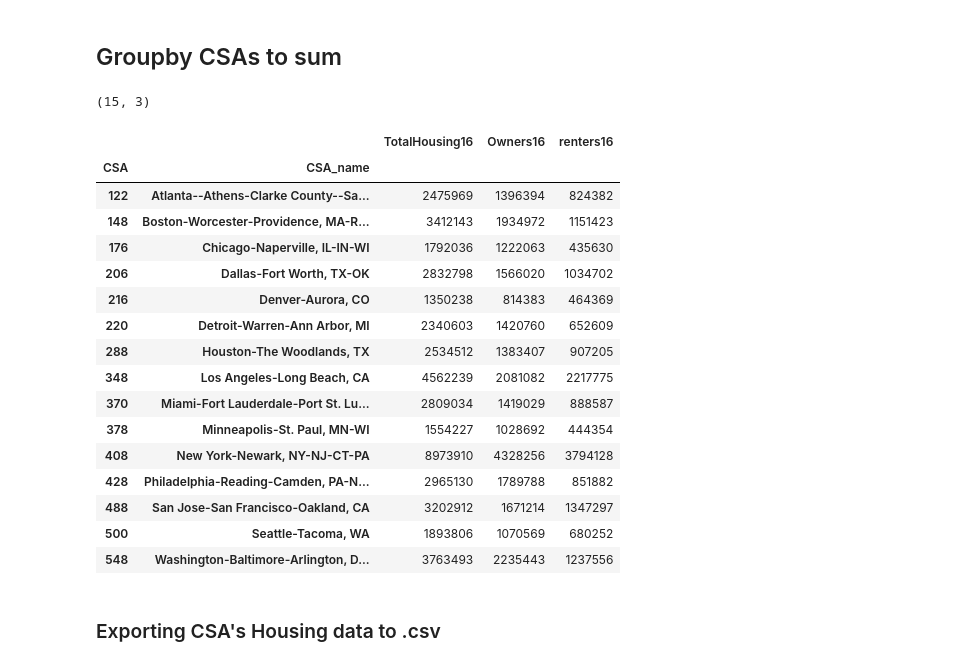
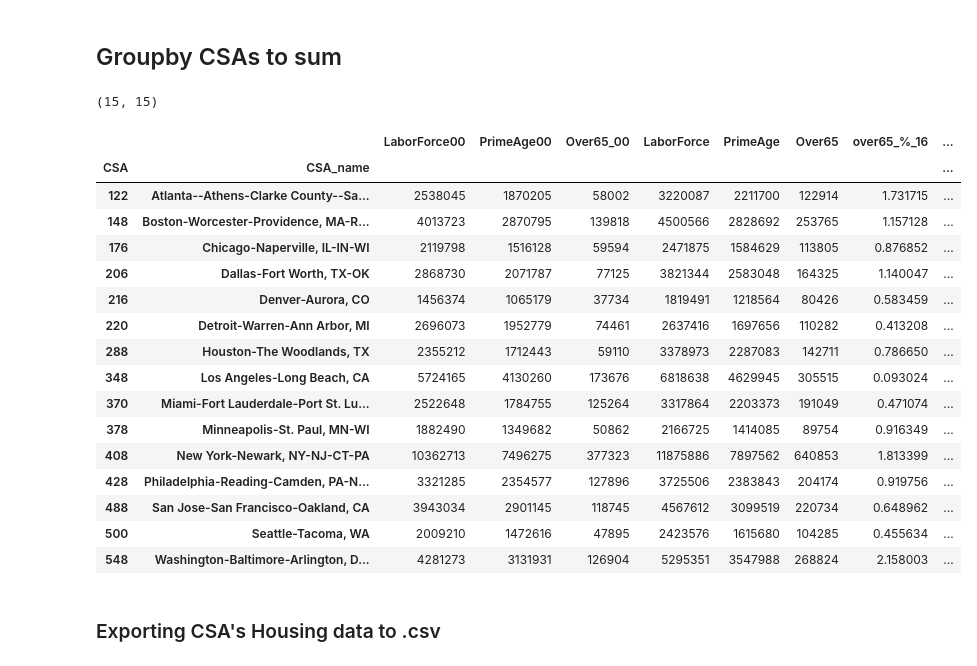
Before and after one commit to NYCPlanning/rp-USmetros_comparison, a Jupyter notebook: 2-LaborForce_ACS5.ipynb, the cells around one changed output. Saved outputs shown, nothing was run; the diff lists cells and outputs as text; code cells hidden in the pictures.

```diff
--- a/2-LaborForce_ACS5.ipynb
+++ b/2-LaborForce_ACS5.ipynb
@@ -123,0 +253,25 @@ Labor16.head()
+# %%
+Labor = Labor00.merge(Labor16, on='STCO')
+
+Labor = Labor.drop(['Name_x'], axis=1)
+Labor = Labor.append(Labor.sum(numeric_only=True), ignore_index=True)
+Labor = Labor.set_index('Name_y').fillna(0).astype(int)
+
+Labor['over65_%_16'] = Labor['Over65'] / Labor['LaborForce']
+Labor['over65_%_00'] = Labor['Over65_00'] / Labor['LaborForce00']
+
+Labor['NET_LaborTotal'] = Labor['LaborForce'] - Labor['LaborForce00']
+Labor['%_LaborTotal'] = (Labor['LaborForce'] - Labor['LaborForce00']) \
+                         / Labor['LaborForce00']
+Labor['NET_PrimeAge'] = Labor['PrimeAge'] - Labor['PrimeAge00']
+Labor['%_PrimeAge'] = (Labor['PrimeAge'] - Labor['PrimeAge00']) \
+                      / Labor['PrimeAge00']
+Labor['NET_Over65'] = Labor['LaborForce'] - Labor['LaborForce00']
+Labor['%_Over65'] = (Labor['Over65'] - Labor['Over65_00']) \
+                     / Labor['Over65_00']
+Labor['over65_%change'] = Labor['over65_%_16'] - Labor['over65_%_00']
+
+Labor.index = Labor.index.fillna('UStotal')
+
+print(Labor.shape)
+Labor.tail()
@@ -123,0 +307,5 @@ Labor16.head()
+# %%
+Labor['STCO'] = Labor['STCO'].astype(str)
+Labor['STCO'] = Labor['STCO'].apply(lambda x: '{0:0>5}'.format(x))
+
+Labor.dtypes[:1]
@@ -142,8 +333,8 @@ geo.head()
 # %% [markdown]
 ### Merging datasets
 # %%
-Labor16_CO = Labor16.merge(geo, on='STCO').set_index('County_name')
+Labor_CO = Labor.merge(geo, on='STCO').set_index('County_name')
 
-print(Labor16_CO.shape)
-Labor16_CO.head()
+print(Labor_CO.shape)
+Labor_CO.tail()
 # %% [output]
@@ -166,28 +357,28 @@ Labor16_CO.to_csv('exports/Labor16_CO.csv')
 # %% [markdown]
 ## Groupby CSAs to sum
 # %%
-CSA_housing16 = HOUSING16_CO.groupby(['CSA', 'CSA_name']).sum()
+Labor_CSA = Labor_CO.groupby(['CSA', 'CSA_name']).sum()
 
-print(CSA_housing16.shape)
-CSA_housing16
+print(Labor_CSA.shape)
+Labor_CSA
 # %% [output]
-(15, 3)
+(15, 15)
-|  |  | TotalHousing16 | Owners16 | renters16 |
-| CSA | CSA_name |  |  |  |
-| 122 | Atlanta--Athens-Clarke County--Sa... | 2475969 | 1396394 | 824382 |
-| 148 | Boston-Worcester-Providence, MA-R... | 3412143 | 1934972 | 1151423 |
-| 176 | Chicago-Naperville, IL-IN-WI | 1792036 | 1222063 | 435630 |
-| 206 | Dallas-Fort Worth, TX-OK | 2832798 | 1566020 | 1034702 |
-| 216 | Denver-Aurora, CO | 1350238 | 814383 | 464369 |
-| 220 | Detroit-Warren-Ann Arbor, MI | 2340603 | 1420760 | 652609 |
-| 288 | Houston-The Woodlands, TX | 2534512 | 1383407 | 907205 |
-| 348 | Los Angeles-Long Beach, CA | 4562239 | 2081082 | 2217775 |
-| 370 | Miami-Fort Lauderdale-Port St. Lu... | 2809034 | 1419029 | 888587 |
-| 378 | Minneapolis-St. Paul, MN-WI | 1554227 | 1028692 | 444354 |
-| 408 | New York-Newark, NY-NJ-CT-PA | 8973910 | 4328256 | 3794128 |
-| 428 | Philadelphia-Reading-Camden, PA-N... | 2965130 | 1789788 | 851882 |
-| 488 | San Jose-San Francisco-Oakland, CA | 3202912 | 1671214 | 1347297 |
-| 500 | Seattle-Tacoma, WA | 1893806 | 1070569 | 680252 |
-| 548 | Washington-Baltimore-Arlington, D... | 3763493 | 2235443 | 1237556 |
+|  |  | LaborForce00 | PrimeAge00 | Over65_00 | LaborForce | PrimeAge | Over65 | over65_%_16 | ... |
+| CSA | CSA_name |  |  |  |  |  |  |  | ... |
+| 122 | Atlanta--Athens-Clarke County--Sa... | 2538045 | 1870205 | 58002 | 3220087 | 2211700 | 122914 | 1.731715 | ... |
+| 148 | Boston-Worcester-Providence, MA-R... | 4013723 | 2870795 | 139818 | 4500566 | 2828692 | 253765 | 1.157128 | ... |
+| 176 | Chicago-Naperville, IL-IN-WI | 2119798 | 1516128 | 59594 | 2471875 | 1584629 | 113805 | 0.876852 | ... |
+| 206 | Dallas-Fort Worth, TX-OK | 2868730 | 2071787 | 77125 | 3821344 | 2583048 | 164325 | 1.140047 | ... |
+| 216 | Denver-Aurora, CO | 1456374 | 1065179 | 37734 | 1819491 | 1218564 | 80426 | 0.583459 | ... |
+| 220 | Detroit-Warren-Ann Arbor, MI | 2696073 | 1952779 | 74461 | 2637416 | 1697656 | 110282 | 0.413208 | ... |
+| 288 | Houston-The Woodlands, TX | 2355212 | 1712443 | 59110 | 3378973 | 2287083 | 142711 | 0.786650 | ... |
+| 348 | Los Angeles-Long Beach, CA | 5724165 | 4130260 | 173676 | 6818638 | 4629945 | 305515 | 0.093024 | ... |
+| 370 | Miami-Fort Lauderdale-Port St. Lu... | 2522648 | 1784755 | 125264 | 3317864 | 2203373 | 191049 | 0.471074 | ... |
+| 378 | Minneapolis-St. Paul, MN-WI | 1882490 | 1349682 | 50862 | 2166725 | 1414085 | 89754 | 0.916349 | ... |
+| 408 | New York-Newark, NY-NJ-CT-PA | 10362713 | 7496275 | 377323 | 11875886 | 7897562 | 640853 | 1.813399 | ... |
+| 428 | Philadelphia-Reading-Camden, PA-N... | 3321285 | 2354577 | 127896 | 3725506 | 2383843 | 204174 | 0.919756 | ... |
+| 488 | San Jose-San Francisco-Oakland, CA | 3943034 | 2901145 | 118745 | 4567612 | 3099519 | 220734 | 0.648962 | ... |
+| 500 | Seattle-Tacoma, WA | 2009210 | 1472616 | 47895 | 2423576 | 1615680 | 104285 | 0.455634 | ... |
+| 548 | Washington-Baltimore-Arlington, D... | 4281273 | 3131931 | 126904 | 5295351 | 3547988 | 268824 | 2.158003 | ... |
 # %% [markdown]
 ### Exporting CSA's Housing data to .csv
```
Also changed, not shown: parts of 46 cells of this notebook, 5 other files.
